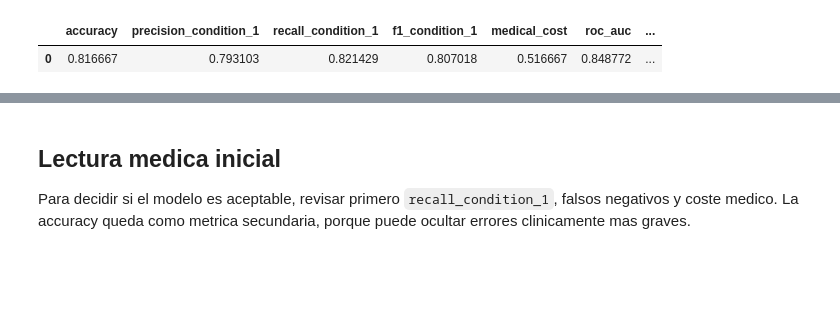
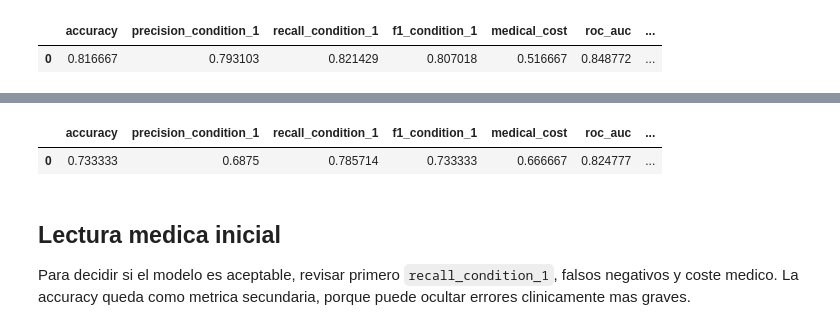
Before and after one commit to JD3M0N/ML, a Jupyter notebook: mundial_project/notebooks/03_aprendizaje_supervisado.ipynb, the cells around one changed output, grey strips where cells are left out. Cells and saved outputs as stored; diff of their text form; code cells hidden in the pictures; blank space fills up the shorter version.

```diff
--- a/mundial_project/notebooks/03_aprendizaje_supervisado.ipynb
+++ b/mundial_project/notebooks/03_aprendizaje_supervisado.ipynb
@@ -180,3 +228,9 @@ knn_test_metrics
+# %%
+decision_tree_test_metrics = pd.read_csv(decision_tree_result["output_dir"] / "test_metricas.csv")
+decision_tree_test_metrics
+# %% [output]
+|  | accuracy | precision_condition_1 | recall_condition_1 | f1_condition_1 | medical_cost | roc_auc | ... |
+| 0 | 0.733333 | 0.6875 | 0.785714 | 0.733333 | 0.666667 | 0.824777 | ... |
 # %% [markdown]
 ## Lectura medica inicial
 
```
Also changed, not shown: parts of 3 cells of this notebook, 10 other files.
